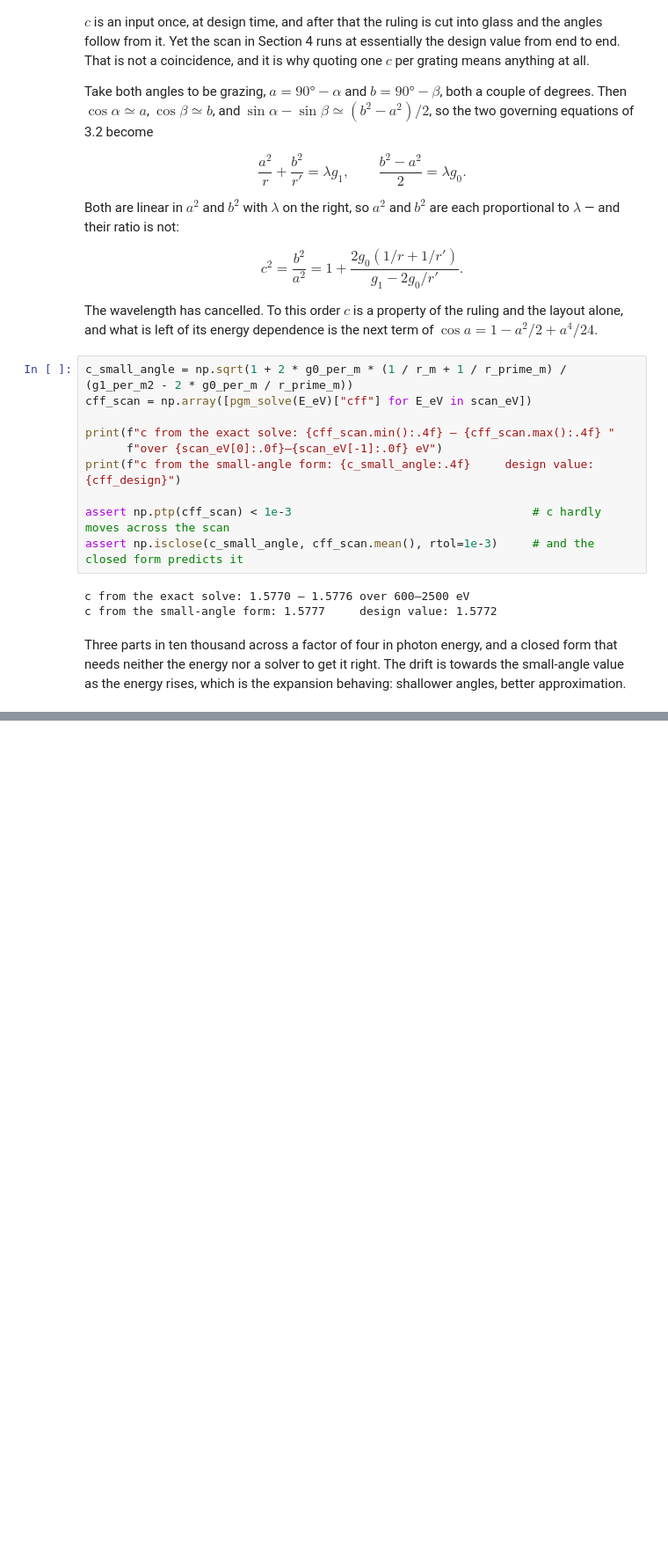
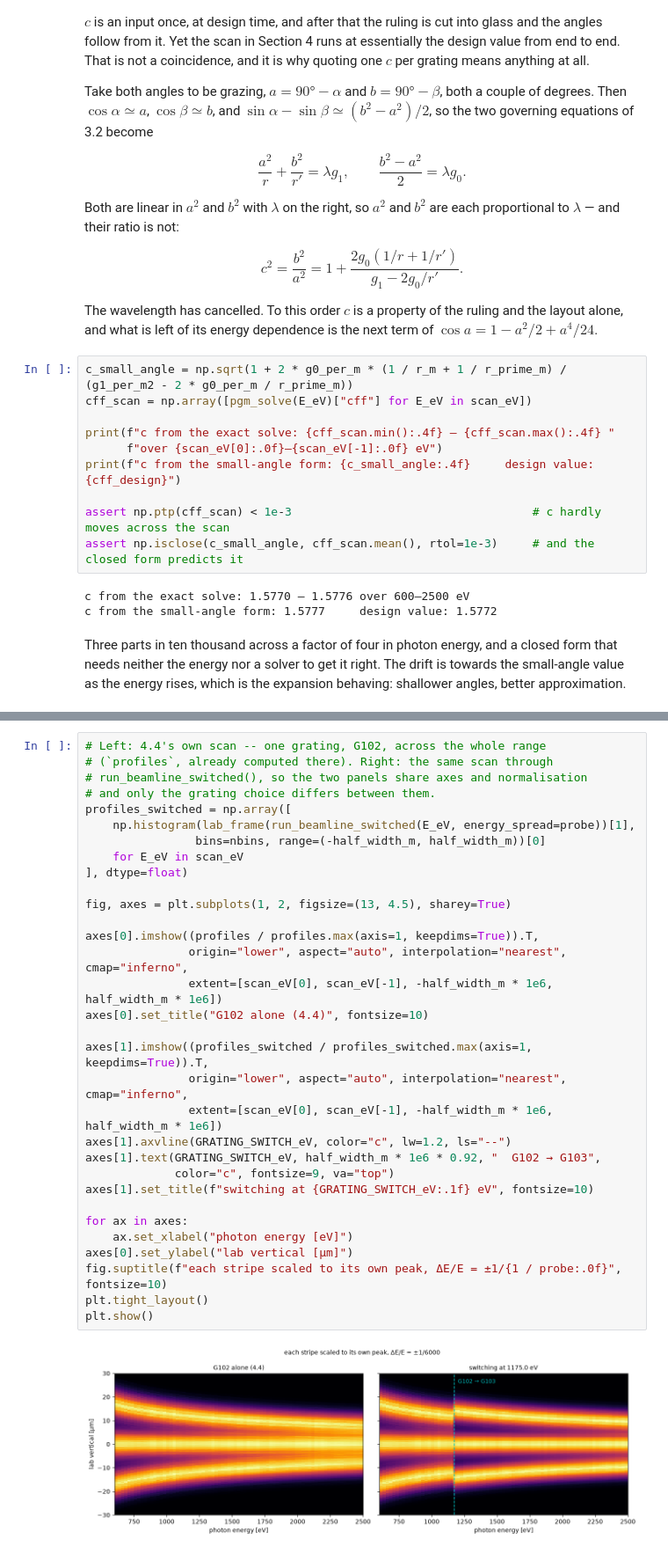
Before and after one commit to whorwhey/shadow4_scripting_tutorial, a Jupyter notebook: 02_monochromator.ipynb, the cells around one changed output, grey strips where cells are left out. Shown at 88% size. Drawn from its saved outputs; the diff is of its cells as text; blank space fills up the shorter version.

```diff
--- a/02_monochromator.ipynb
+++ b/02_monochromator.ipynb
@@ -963,0 +1030,34 @@ Three parts in ten thousand across a factor of four in photon energy, and a clos
+# %%
+# Left: 4.4's own scan -- one grating, G102, across the whole range
+# (`profiles`, already computed there). Right: the same scan through
+# run_beamline_switched(), so the two panels share axes and normalisation
+# and only the grating choice differs between them.
+profiles_switched = np.array([
+    np.histogram(lab_frame(run_beamline_switched(E_eV, energy_spread=probe))[1],
+                bins=nbins, range=(-half_width_m, half_width_m))[0]
+    for E_eV in scan_eV
+], dtype=float)
+
+fig, axes = plt.subplots(1, 2, figsize=(13, 4.5), sharey=True)
+
+axes[0].imshow((profiles / profiles.max(axis=1, keepdims=True)).T,
+               origin="lower", aspect="auto", interpolation="nearest", cmap="inferno",
+               extent=[scan_eV[0], scan_eV[-1], -half_width_m * 1e6, half_width_m * 1e6])
+axes[0].set_title("G102 alone (4.4)", fontsize=10)
+
+axes[1].imshow((profiles_switched / profiles_switched.max(axis=1, keepdims=True)).T,
+               origin="lower", aspect="auto", interpolation="nearest", cmap="inferno",
+               extent=[scan_eV[0], scan_eV[-1], -half_width_m * 1e6, half_width_m * 1e6])
+axes[1].axvline(GRATING_SWITCH_eV, color="c", lw=1.2, ls="--")
+axes[1].text(GRATING_SWITCH_eV, half_width_m * 1e6 * 0.92, "  G102 → G103",
+             color="c", fontsize=9, va="top")
+axes[1].set_title(f"switching at {GRATING_SWITCH_eV:.1f} eV", fontsize=10)
+
+for ax in axes:
+    ax.set_xlabel("photon energy [eV]")
+axes[0].set_ylabel("lab vertical [µm]")
+fig.suptitle(f"each stripe scaled to its own peak, ΔE/E = ±1/{1 / probe:.0f}", fontsize=10)
+plt.tight_layout()
+plt.show()
+# %% [output]
+[figure, added]
```
Also changed, not shown: parts of 7 cells of this notebook, 3 other files.
